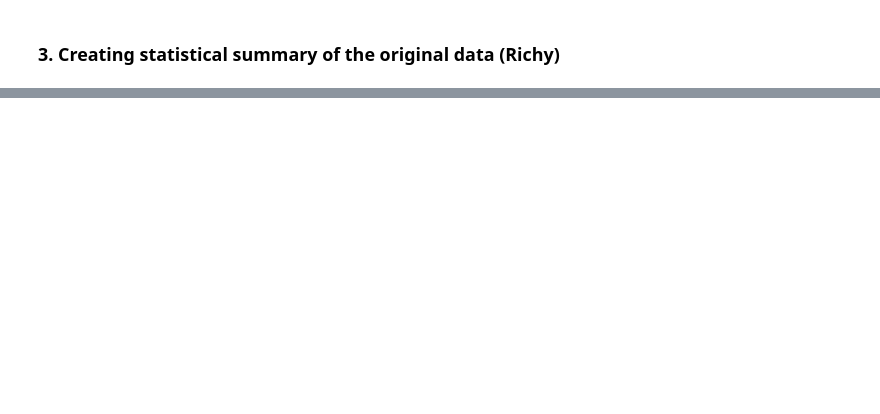
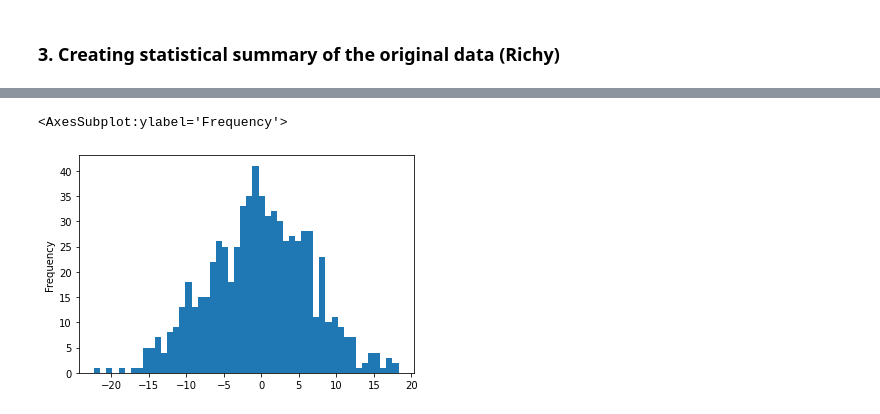
Before and after one commit to neneninja97/liveable_london, a Jupyter notebook: data_pre_processing.ipynb, the cells around one changed output, grey strips where cells are left out. Cells and saved outputs as stored; diff of their text form; code cells hidden in the pictures; blank space fills up the shorter version.

```diff
--- a/data_pre_processing.ipynb
+++ b/data_pre_processing.ipynb
@@ -241,3 +458,6 @@ all_data.Crime_rate_2013.plot.hist(bins=50)
 # %%
-all_data.Life_Expectancy_2009-13.plot.hist(bins=50)
+normalised_all_data_final.nature_access_2013.plot.hist(bins=50)
+# %% [output]
+<AxesSubplot:ylabel='Frequency'>
+[figure, added]
 # %%
```
Also changed, not shown: parts of 60 cells of this notebook.
